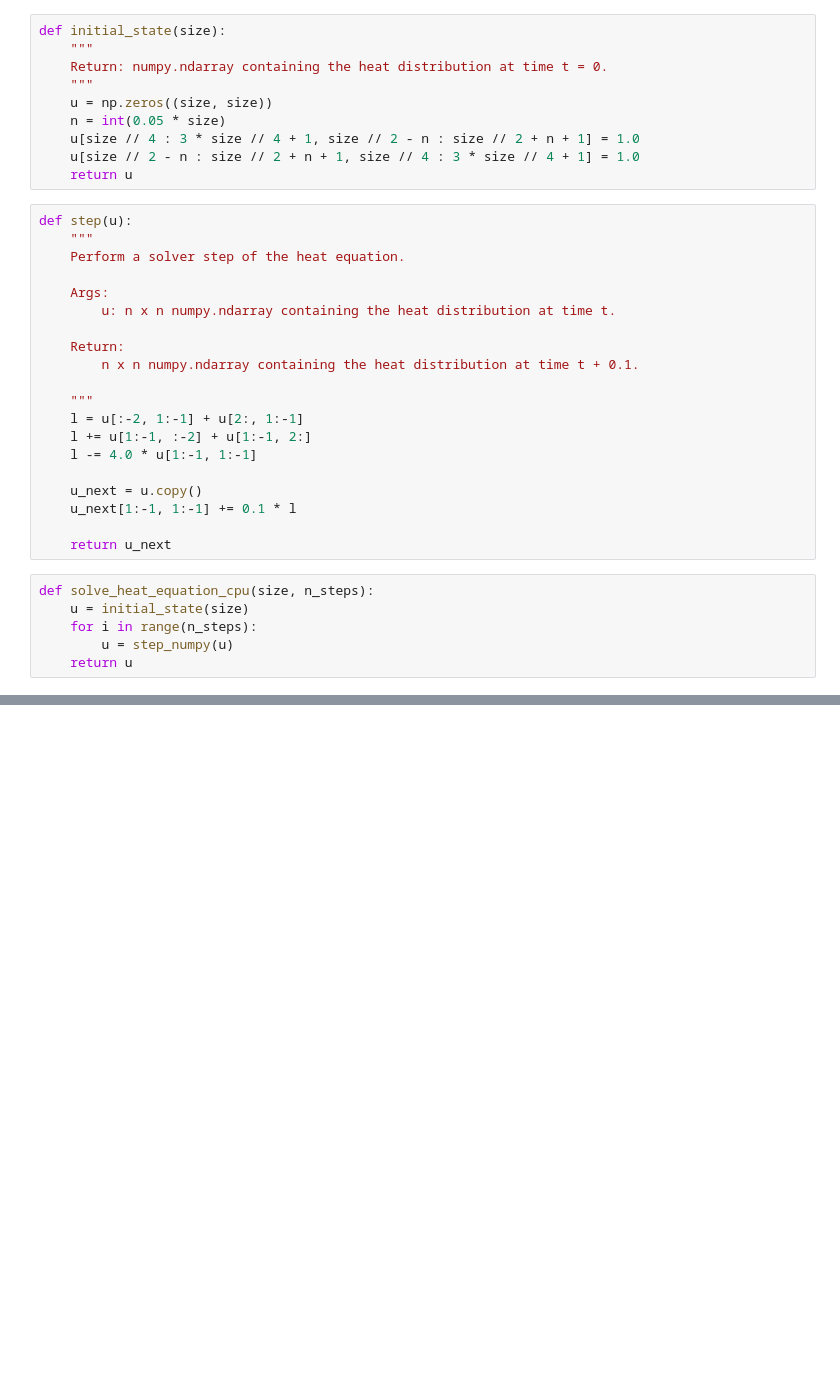
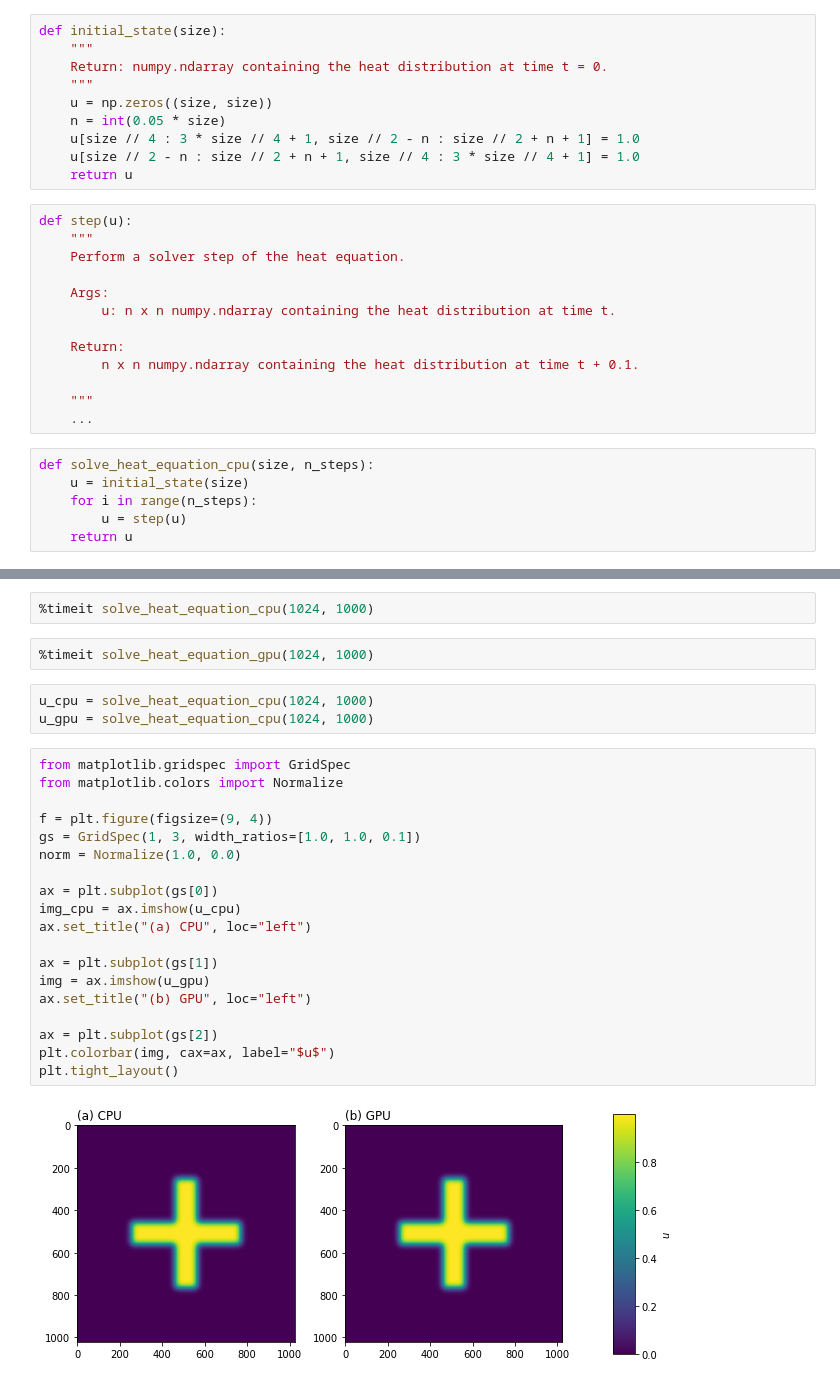
Before and after one commit to SEE-GEO/ssdp, a Jupyter notebook: lectures/13/ssdp_lecture_13_exercise.ipynb, the cells around one changed output, grey strips where cells are left out. Saved outputs shown, nothing was run; the diff lists cells and outputs as text; blank space fills up the shorter version.

```diff
--- a/lectures/13/ssdp_lecture_13_exercise.ipynb
+++ b/lectures/13/ssdp_lecture_13_exercise.ipynb
@@ -79,19 +81,12 @@ def step(u):
         n x n numpy.ndarray containing the heat distribution at time t + 0.1.
 
     """
-    l = u[:-2, 1:-1] + u[2:, 1:-1]
-    l += u[1:-1, :-2] + u[1:-1, 2:]
-    l -= 4.0 * u[1:-1, 1:-1]
-
-    u_next = u.copy()
-    u_next[1:-1, 1:-1] += 0.1 * l
-
-    return u_next
+    ...
 # %%
 def solve_heat_equation_cpu(size, n_steps):
     u = initial_state(size)
     for i in range(n_steps):
-        u = step_numpy(u)
+        u = step(u)
     return u
 # %%
 def solve_heat_equation_gpu(size, n_steps):
@@ -102,0 +98,28 @@ def solve_heat_equation_gpu(size, n_steps):
+# %%
+%timeit solve_heat_equation_cpu(1024, 1000)
+# %%
+%timeit solve_heat_equation_gpu(1024, 1000)
+# %%
+u_cpu = solve_heat_equation_cpu(1024, 1000)
+u_gpu = solve_heat_equation_cpu(1024, 1000)
+# %%
+from matplotlib.gridspec import GridSpec
+from matplotlib.colors import Normalize
+
+f = plt.figure(figsize=(9, 4))
+gs = GridSpec(1, 3, width_ratios=[1.0, 1.0, 0.1])
+norm = Normalize(1.0, 0.0)
+
+ax = plt.subplot(gs[0])
+img_cpu = ax.imshow(u_cpu)
+ax.set_title("(a) CPU", loc="left")
+
+ax = plt.subplot(gs[1])
+img = ax.imshow(u_gpu)
+ax.set_title("(b) GPU", loc="left")
+
+ax = plt.subplot(gs[2])
+plt.colorbar(img, cax=ax, label="$u$")
+plt.tight_layout()
+# %% [output]
+[figure, added]
```
Also changed, not shown: parts of 25 cells of this notebook, 10 other files.
